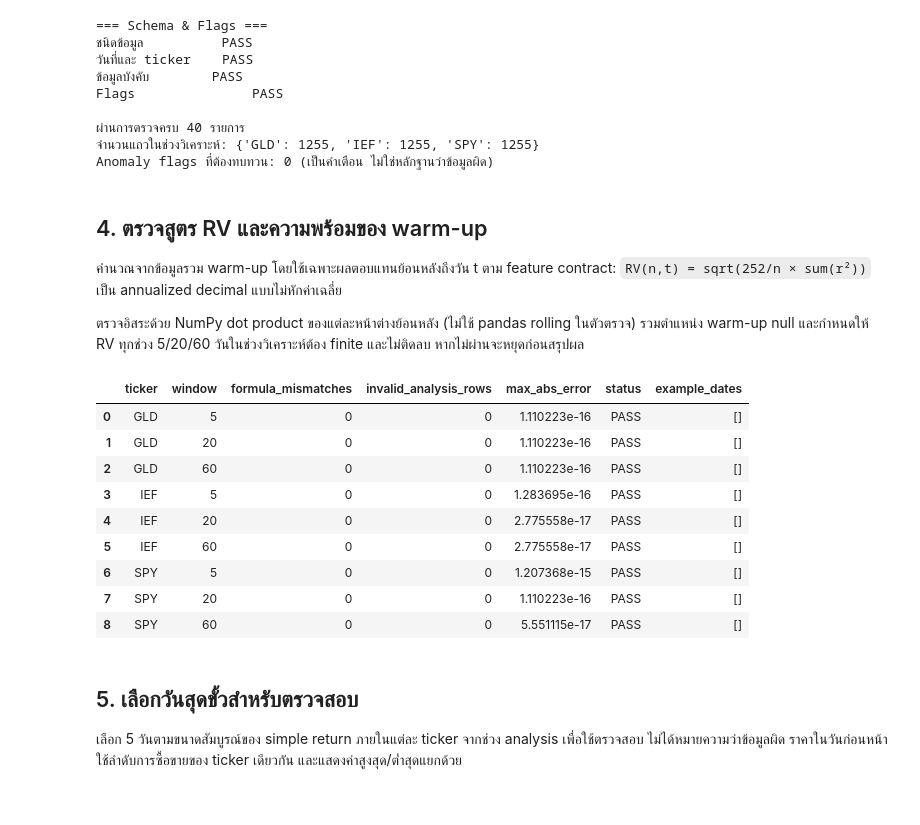
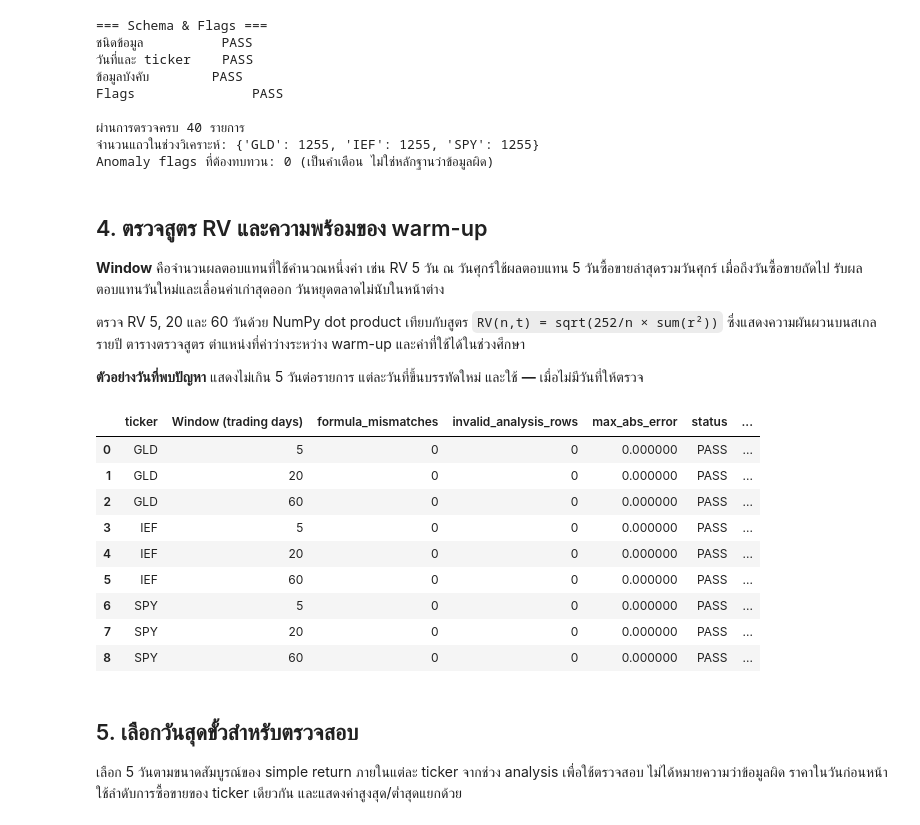
Before and after one commit to 01aptx01/datasci-and-dataen-project, a Jupyter notebook: notebooks/00_data_quality.ipynb, the cells around one changed output. Cells and saved outputs as stored; diff of their text form; code cells hidden in the pictures.

```diff
--- a/notebooks/00_data_quality.ipynb
+++ b/notebooks/00_data_quality.ipynb
@@ -440,29 +461,33 @@ Anomaly flags ที่ต้องทบทวน: 0 (เป็นคำเต
 # %% [markdown]
 ## 4. ตรวจสูตร RV และความพร้อมของ warm-up
 
-คำนวณจากข้อมูลรวม warm-up โดยใช้เฉพาะผลตอบแทนย้อนหลังถึงวัน t ตาม feature contract:
-`RV(n,t) = sqrt(252/n × sum(r²))` เป็น annualized decimal แบบไม่หักค่าเฉลี่ย
+**Window** คือจำนวนผลตอบแทนที่ใช้คำนวณหนึ่งค่า เช่น RV 5 วัน ณ วันศุกร์ใช้ผลตอบแทน 5 วันซื้อขายล่าสุดรวมวันศุกร์ เมื่อถึงวันซื้อขายถัดไป รับผลตอบแทนวันใหม่และเลื่อนค่าเก่าสุดออก วันหยุดตลาดไม่นับในหน้าต่าง
 
-ตรวจอิสระด้วย NumPy dot product ของแต่ละหน้าต่างย้อนหลัง (ไม่ใช้ pandas rolling ในตัวตรวจ) รวมตำแหน่ง warm-up null และกำหนดให้ RV ทุกช่วง 5/20/60 วันในช่วงวิเคราะห์ต้อง finite และไม่ติดลบ
-หากไม่ผ่านจะหยุดก่อนสรุปผล
+ตรวจ RV 5, 20 และ 60 วันด้วย NumPy dot product เทียบกับสูตร `RV(n,t) = sqrt(252/n × sum(r²))` ซึ่งแสดงความผันผวนบนสเกลรายปี ตารางตรวจสูตร ตำแหน่งที่ค่าว่างระหว่าง warm-up และค่าที่ใช้ได้ในช่วงศึกษา
+
+**ตัวอย่างวันที่พบปัญหา** แสดงไม่เกิน 5 วันต่อรายการ แต่ละวันที่ขึ้นบรรทัดใหม่ และใช้ **—** เมื่อไม่มีวันที่ให้ตรวจ
 # %%
 df = add_historical_rv(df)
 rv_checks = inspect_historical_rv(df)
-display(rv_checks)
+rv_display = rv_checks.rename(columns={"window": "Window (trading days)", "example_dates": "Example dates with issues"})
+rv_display["Example dates with issues"] = rv_checks.example_dates.map(
+    lambda dates: "\n".join(dates) if dates else "\u2014"
+)
+display(rv_display.style.set_properties(subset=["Example dates with issues"], **{"white-space": "pre-line"}))
 if rv_checks.status.eq("FAIL").any():
     raise ValueError("RV formula/readiness checks failed; ตรวจ example_dates ก่อนทำต่อ")
 analysis = df.loc[~df.is_warmup_buffer].copy()
 # %% [output]
-|  | ticker | window | formula_mismatches | invalid_analysis_rows | max_abs_error | status | example_dates |
-| 0 | GLD | 5 | 0 | 0 | 1.110223e-16 | PASS | [] |
-| 1 | GLD | 20 | 0 | 0 | 1.110223e-16 | PASS | [] |
-| 2 | GLD | 60 | 0 | 0 | 1.110223e-16 | PASS | [] |
-| 3 | IEF | 5 | 0 | 0 | 1.283695e-16 | PASS | [] |
-| 4 | IEF | 20 | 0 | 0 | 2.775558e-17 | PASS | [] |
-| 5 | IEF | 60 | 0 | 0 | 2.775558e-17 | PASS | [] |
-| 6 | SPY | 5 | 0 | 0 | 1.207368e-15 | PASS | [] |
-| 7 | SPY | 20 | 0 | 0 | 1.110223e-16 | PASS | [] |
-| 8 | SPY | 60 | 0 | 0 | 5.551115e-17 | PASS | [] |
+|  | ticker | Window (trading days) | formula_mismatches | invalid_analysis_rows | max_abs_error | status | ... |
+| 0 | GLD | 5 | 0 | 0 | 0.000000 | PASS | ... |
+| 1 | GLD | 20 | 0 | 0 | 0.000000 | PASS | ... |
+| 2 | GLD | 60 | 0 | 0 | 0.000000 | PASS | ... |
+| 3 | IEF | 5 | 0 | 0 | 0.000000 | PASS | ... |
+| 4 | IEF | 20 | 0 | 0 | 0.000000 | PASS | ... |
+| 5 | IEF | 60 | 0 | 0 | 0.000000 | PASS | ... |
+| 6 | SPY | 5 | 0 | 0 | 0.000000 | PASS | ... |
+| 7 | SPY | 20 | 0 | 0 | 0.000000 | PASS | ... |
+| 8 | SPY | 60 | 0 | 0 | 0.000000 | PASS | ... |
 # %% [markdown]
 ## 5. เลือกวันสุดขั้วสำหรับตรวจสอบ
 เลือก 5 วันตามขนาดสัมบูรณ์ของ simple return ภายในแต่ละ ticker จากช่วง analysis เพื่อใช้ตรวจสอบ ไม่ได้หมายความว่าข้อมูลผิด ราคาในวันก่อนหน้าใช้ลำดับการซื้อขายของ ticker เดียวกัน และแสดงค่าสูงสุด/ต่ำสุดแยกด้วย
```
Also changed, not shown: parts of 12 cells of this notebook, 2 other files.
